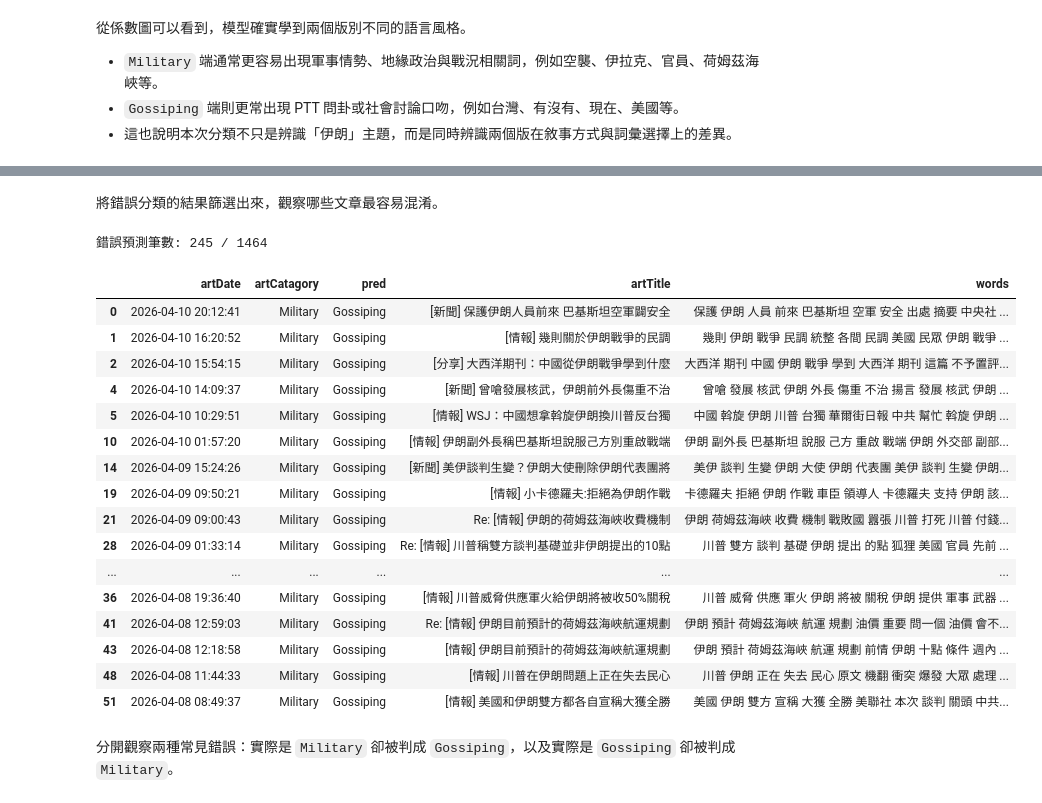
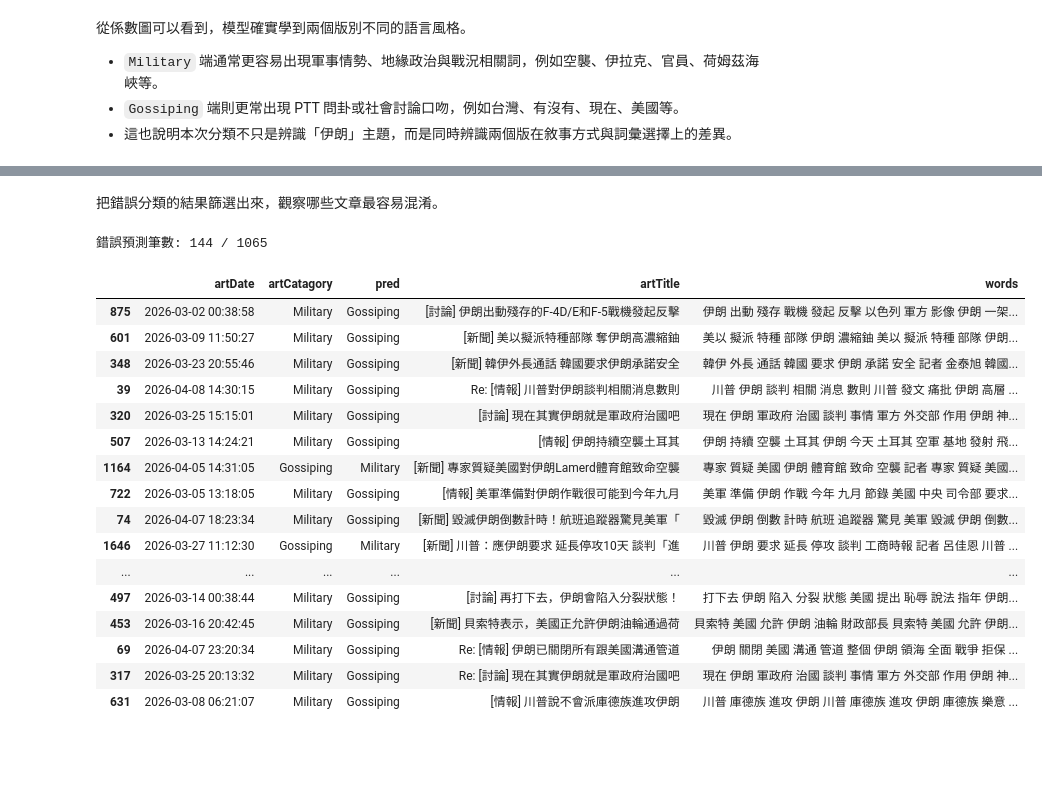
Before and after one commit to JustiseN/Social_Network_Analysis_Group_3_work2, a Jupyter notebook: groupwork2/code/week7_project.ipynb, the cells around one changed output, grey strips where cells are left out. Drawn from its saved outputs; the diff is of its cells as text; code cells hidden in the pictures; blank space fills up the shorter version.

```diff
--- a/groupwork2/code/week7_project.ipynb
+++ b/groupwork2/code/week7_project.ipynb
@@ -736,12 +794,17 @@ plot_coef(tfidf_logistic, tfidf_vectorizer.get_feature_names_out(), top_n=10)
 # %%
-later_summary = pd.DataFrame({
-    'rows': [len(later_docs)],
-    'date_min': [later_docs['artDate'].min()],
-    'date_max': [later_docs['artDate'].max()],
-    'Gossiping': [(later_docs['artCatagory'] == 'Gossiping').sum()],
-    'Military': [(later_docs['artCatagory'] == 'Military').sum()],
+# 建立 test_result，把測試集文章資訊與最佳模型預測結果放在同一張表中，方便後續錯誤分析。
+
+test_result = data.loc[X_test.index, ['artDate', 'artCatagory', 'artTitle', 'words']].copy()
+test_result['pred'] = y_pred_best_test
+
+test_summary = pd.DataFrame({
+    'rows': [len(test_result)],
+    'date_min': [test_result['artDate'].min()],
+    'date_max': [test_result['artDate'].max()],
+    'Gossiping': [(test_result['artCatagory'] == 'Gossiping').sum()],
+    'Military': [(test_result['artCatagory'] == 'Military').sum()],
 })
 
-later_summary
+test_summary
 # %% [output]
 |  | rows | date_min | date_max | Gossiping | Military |
@@ -787,28 +868,31 @@ later_docs[['artDate', 'artCatagory', 'pred', 'artTitle', 'words']].head(10)
 # %% [markdown]
-將錯誤分類的結果篩選出來，觀察哪些文章最容易混淆。
+把錯誤分類的結果篩選出來，觀察哪些文章最容易混淆。
 # %%
-false_pred = later_docs.query('artCatagory != pred').loc[:, ['artDate', 'artCatagory', 'pred', 'artTitle', 'words']]
-print(f'錯誤預測筆數: {len(false_pred)} / {len(later_docs)}')
+# 篩選出真實分類與預測分類不同的文章，列出模型判斷錯誤的案例。
+
+false_pred = test_result.query('artCatagory != pred').loc[
+    :, ['artDate', 'artCatagory', 'pred', 'artTitle', 'words']
+]
+
+print(f'錯誤預測筆數: {len(false_pred)} / {len(test_result)}')
 false_pred.head(20)
 # %% [output]
-錯誤預測筆數: 245 / 1464
+錯誤預測筆數: 144 / 1065
 |  | artDate | artCatagory | pred | artTitle | words |
-| 0 | 2026-04-10 20:12:41 | Military | Gossiping | [新聞] 保護伊朗人員前來 巴基斯坦空軍闢安全 | 保護 伊朗 人員 前來 巴基斯坦 空軍 安全 出處 摘要 中央社 ... |
-| 1 | 2026-04-10 16:20:52 | Military | Gossiping | [情報] 幾則關於伊朗戰爭的民調 | 幾則 伊朗 戰爭 民調 統整 各間 民調 美國 民眾 伊朗 戰爭 ... |
-| 2 | 2026-04-10 15:54:15 | Military | Gossiping | [分享] 大西洋期刊：中國從伊朗戰爭學到什麼 | 大西洋 期刊 中國 伊朗 戰爭 學到 大西洋 期刊 這篇 不予置評... |
-| 4 | 2026-04-10 14:09:37 | Military | Gossiping | [新聞] 曾嗆發展核武，伊朗前外長傷重不治 | 曾嗆 發展 核武 伊朗 外長 傷重 不治 揚言 發展 核武 伊朗 ... |
-| 5 | 2026-04-10 10:29:51 | Military | Gossiping | [情報] WSJ：中國想拿斡旋伊朗換川普反台獨 | 中國 斡旋 伊朗 川普 台獨 華爾街日報 中共 幫忙 斡旋 伊朗 ... |
-| 10 | 2026-04-10 01:57:20 | Military | Gossiping | [情報] 伊朗副外長稱巴基斯坦說服己方別重啟戰端 | 伊朗 副外長 巴基斯坦 說服 己方 重啟 戰端 伊朗 外交部 副部... |
-| 14 | 2026-04-09 15:24:26 | Military | Gossiping | [新聞] 美伊談判生變？伊朗大使刪除伊朗代表團將 | 美伊 談判 生變 伊朗 大使 伊朗 代表團 美伊 談判 生變 伊朗... |
-| 19 | 2026-04-09 09:50:21 | Military | Gossiping | [情報] 小卡德羅夫:拒絕為伊朗作戰 | 卡德羅夫 拒絕 伊朗 作戰 車臣 領導人 卡德羅夫 支持 伊朗 該... |
-| 21 | 2026-04-09 09:00:43 | Military | Gossiping | Re: [情報] 伊朗的荷姆茲海峽收費機制 | 伊朗 荷姆茲海峽 收費 機制 戰敗國 囂張 川普 打死 川普 付錢... |
-| 28 | 2026-04-09 01:33:14 | Military | Gossiping | Re: [情報] 川普稱雙方談判基礎並非伊朗提出的10點 | 川普 雙方 談判 基礎 伊朗 提出 的點 狐狸 美國 官員 先前 ... |
+| 875 | 2026-03-02 00:38:58 | Military | Gossiping | [討論] 伊朗出動殘存的F-4D/E和F-5戰機發起反擊 | 伊朗 出動 殘存 戰機 發起 反擊 以色列 軍方 影像 伊朗 一架... |
+| 601 | 2026-03-09 11:50:27 | Military | Gossiping | [新聞] 美以擬派特種部隊 奪伊朗高濃縮鈾 | 美以 擬派 特種 部隊 伊朗 濃縮鈾 美以 擬派 特種 部隊 伊朗... |
+| 348 | 2026-03-23 20:55:46 | Military | Gossiping | [新聞] 韓伊外長通話 韓國要求伊朗承諾安全 | 韓伊 外長 通話 韓國 要求 伊朗 承諾 安全 記者 金泰旭 韓國... |
+| 39 | 2026-04-08 14:30:15 | Military | Gossiping | Re: [情報] 川普對伊朗談判相關消息數則 | 川普 伊朗 談判 相關 消息 數則 川普 發文 痛批 伊朗 高層 ... |
+| 320 | 2026-03-25 15:15:01 | Military | Gossiping | [討論] 現在其實伊朗就是軍政府治國吧 | 現在 伊朗 軍政府 治國 談判 事情 軍方 外交部 作用 伊朗 神... |
+| 507 | 2026-03-13 14:24:21 | Military | Gossiping | [情報] 伊朗持續空襲土耳其 | 伊朗 持續 空襲 土耳其 伊朗 今天 土耳其 空軍 基地 發射 飛... |
+| 1164 | 2026-04-05 14:31:05 | Gossiping | Military | [新聞] 專家質疑美國對伊朗Lamerd體育館致命空襲 | 專家 質疑 美國 伊朗 體育館 致命 空襲 記者 專家 質疑 美國... |
+| 722 | 2026-03-05 13:18:05 | Military | Gossiping | [情報] 美軍準備對伊朗作戰很可能到今年九月 | 美軍 準備 伊朗 作戰 今年 九月 節錄 美國 中央 司令部 要求... |
+| 74 | 2026-04-07 18:23:34 | Military | Gossiping | [新聞] 毀滅伊朗倒數計時！航班追蹤器驚見美軍「 | 毀滅 伊朗 倒數 計時 航班 追蹤器 驚見 美軍 毀滅 伊朗 倒數... |
+| 1646 | 2026-03-27 11:12:30 | Gossiping | Military | [新聞] 川普：應伊朗要求 延長停攻10天 談判「進 | 川普 伊朗 要求 延長 停攻 談判 工商時報 記者 呂佳恩 川普 ... |
 | ... | ... | ... | ... | ... | ... |
-| 36 | 2026-04-08 19:36:40 | Military | Gossiping | [情報] 川普威脅供應軍火給伊朗將被收50%關稅 | 川普 威脅 供應 軍火 伊朗 將被 關稅 伊朗 提供 軍事 武器 ... |
-| 41 | 2026-04-08 12:59:03 | Military | Gossiping | Re: [情報] 伊朗目前預計的荷姆茲海峽航運規劃 | 伊朗 預計 荷姆茲海峽 航運 規劃 油價 重要 問一個 油價 會不... |
-| 43 | 2026-04-08 12:18:58 | Military | Gossiping | [情報] 伊朗目前預計的荷姆茲海峽航運規劃 | 伊朗 預計 荷姆茲海峽 航運 規劃 前情 伊朗 十點 條件 週內 ... |
-| 48 | 2026-04-08 11:44:33 | Military | Gossiping | [情報] 川普在伊朗問題上正在失去民心 | 川普 伊朗 正在 失去 民心 原文 機翻 衝突 爆發 大眾 處理 ... |
-| 51 | 2026-04-08 08:49:37 | Military | Gossiping | [情報] 美國和伊朗雙方都各自宣稱大獲全勝 | 美國 伊朗 雙方 宣稱 大獲 全勝 美聯社 本次 談判 關頭 中共... |
+| 497 | 2026-03-14 00:38:44 | Military | Gossiping | [討論] 再打下去，伊朗會陷入分裂狀態！ | 打下去 伊朗 陷入 分裂 狀態 美國 提出 恥辱 說法 指年 伊朗... |
+| 453 | 2026-03-16 20:42:45 | Military | Gossiping | [新聞] 貝索特表示，美國正允許伊朗油輪通過荷 | 貝索特 美國 允許 伊朗 油輪 財政部長 貝索特 美國 允許 伊朗... |
+| 69 | 2026-04-07 23:20:34 | Military | Gossiping | Re: [情報] 伊朗已關閉所有跟美國溝通管道 | 伊朗 關閉 美國 溝通 管道 整個 伊朗 領海 全面 戰爭 拒保 ... |
+| 317 | 2026-03-25 20:13:32 | Military | Gossiping | Re: [討論] 現在其實伊朗就是軍政府治國吧 | 現在 伊朗 軍政府 治國 談判 事情 軍方 外交部 作用 伊朗 神... |
+| 631 | 2026-03-08 06:21:07 | Military | Gossiping | [情報] 川普說不會派庫德族進攻伊朗 | 川普 庫德族 進攻 伊朗 川普 庫德族 進攻 伊朗 庫德族 樂意 ... |
-# %% [markdown]
-分開觀察兩種常見錯誤：實際是 `Military` 卻被判成 `Gossiping`，以及實際是 `Gossiping` 卻被判成 `Military`。
 # %%
```
Also changed, not shown: parts of 56 cells of this notebook.
